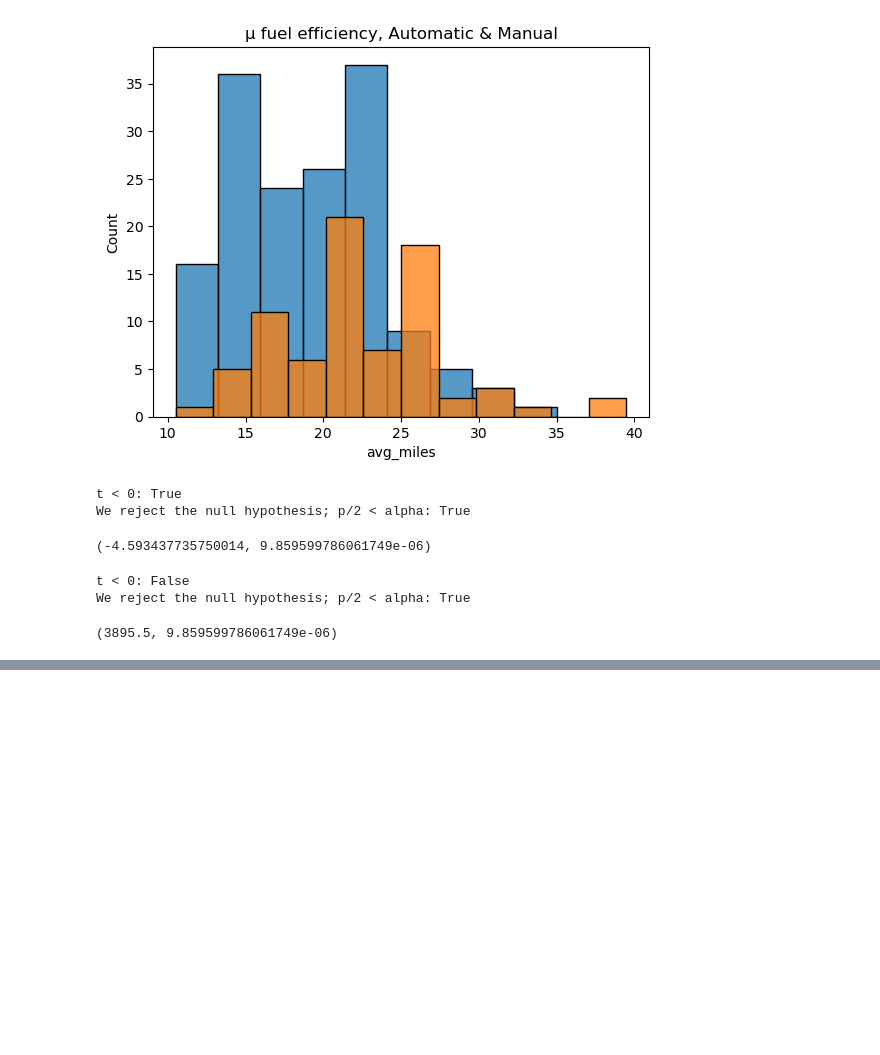
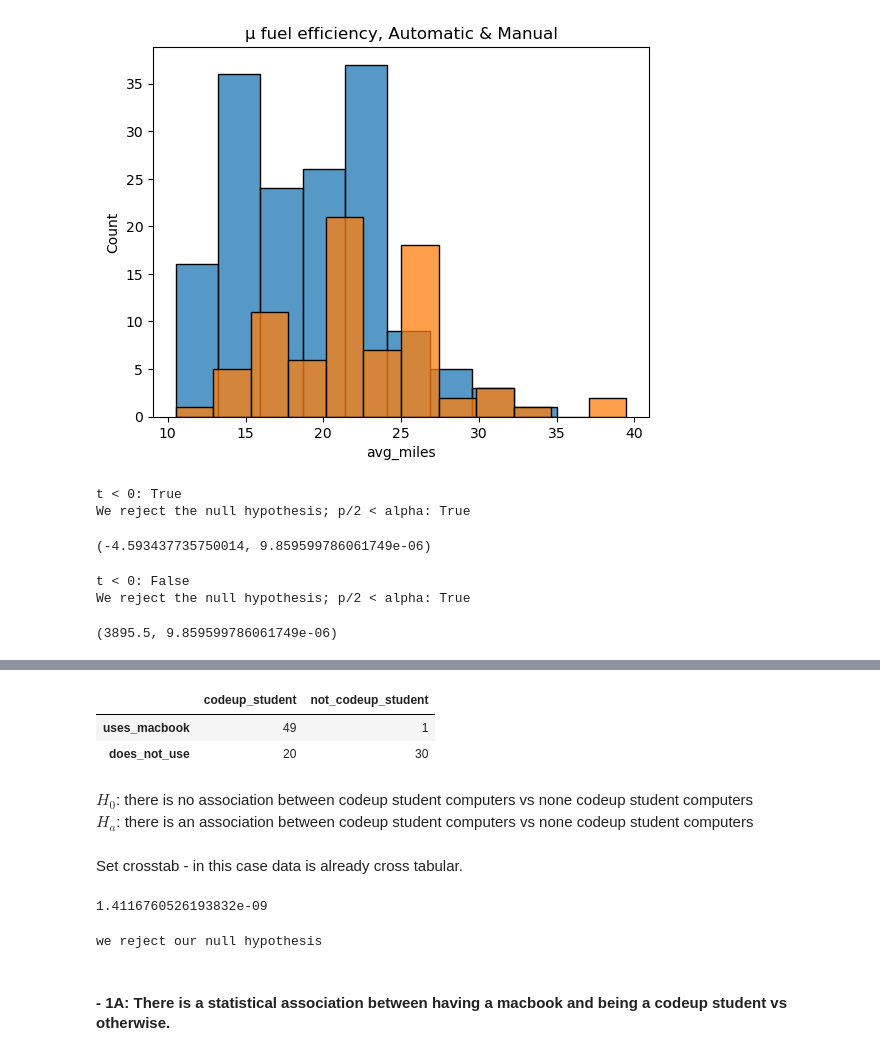
Before and after one commit to jeremiah-toribio/statistics-exercises, a Jupyter notebook: hypothesis_testing.ipynb, the cells around one changed output, grey strips where cells are left out. Cells and saved outputs as stored; diff of their text form; code cells hidden in the pictures; blank space fills up the shorter version.

```diff
--- a/hypothesis_testing.ipynb
+++ b/hypothesis_testing.ipynb
@@ -471,0 +475,8 @@ We reject the null hypothesis; p/2 < alpha: True
+# %%
+d = {'codeup_student':[49, 20], 'not_codeup_student':[1, 30]}
+macbook = pd.DataFrame(index=['uses_macbook','does_not_use'], columns=['codeup_student','not_codeup_student'],data = d)
+macbook
+# %% [output]
+|  | codeup_student | not_codeup_student |
+| uses_macbook | 49 | 1 |
+| does_not_use | 20 | 30 |
@@ -471,0 +486,22 @@ We reject the null hypothesis; p/2 < alpha: True
+# %% [markdown]
+$H_0$: there is no association between codeup student computers vs none codeup student computers\
+$H_a$: there is an association between codeup student computers vs none codeup student computers\
+\
+Set crosstab - in this case data is already cross tabular.
+# %%
+chi2, p ,degf, expected = stats.chi2_contingency(macbook)
+p
+# %% [output]
+1.4116760526193832e-09
+# %%
+def checkp():
+    if p < α:
+        print('we reject our null hypothesis')
+    else:
+        print('we fail to reject our null hypothesis')
+
+checkp()
+# %% [output]
+we reject our null hypothesis
+# %% [markdown]
+#### - 1A: There is a statistical association between having a macbook and being a codeup student vs otherwise.
```
Also changed, not shown: parts of 31 cells of this notebook.
